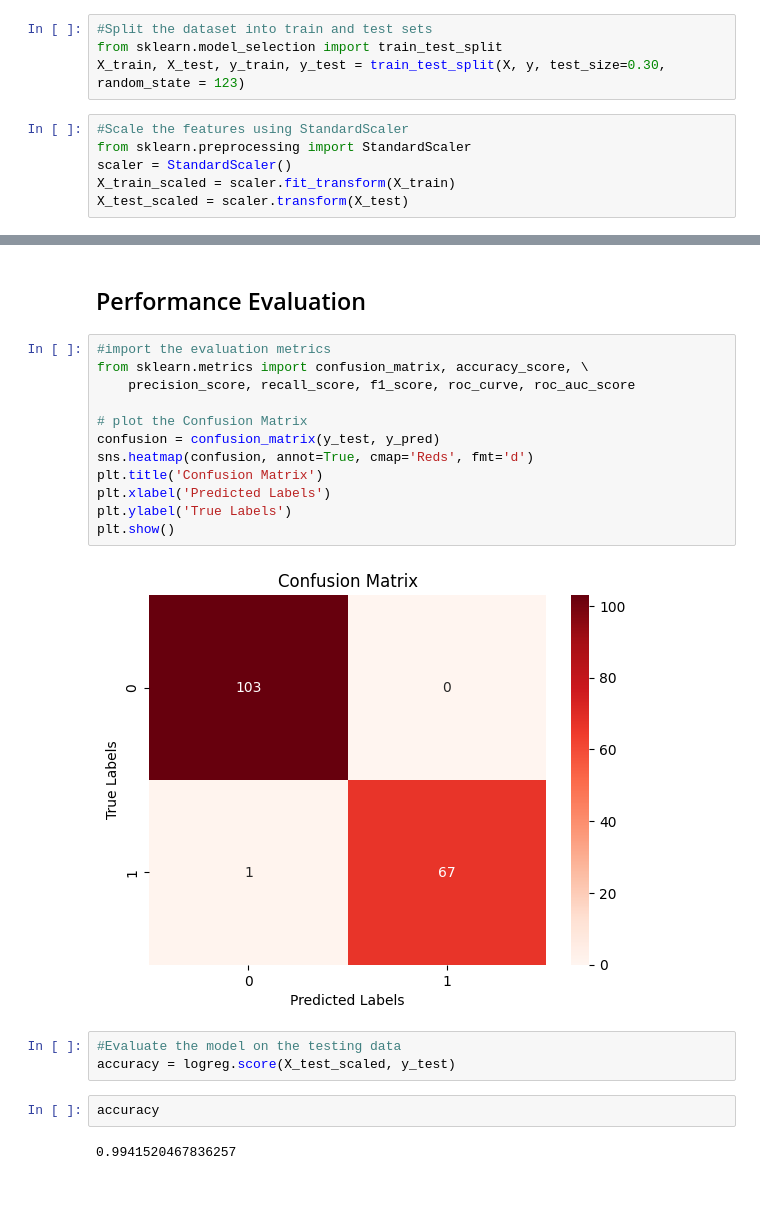
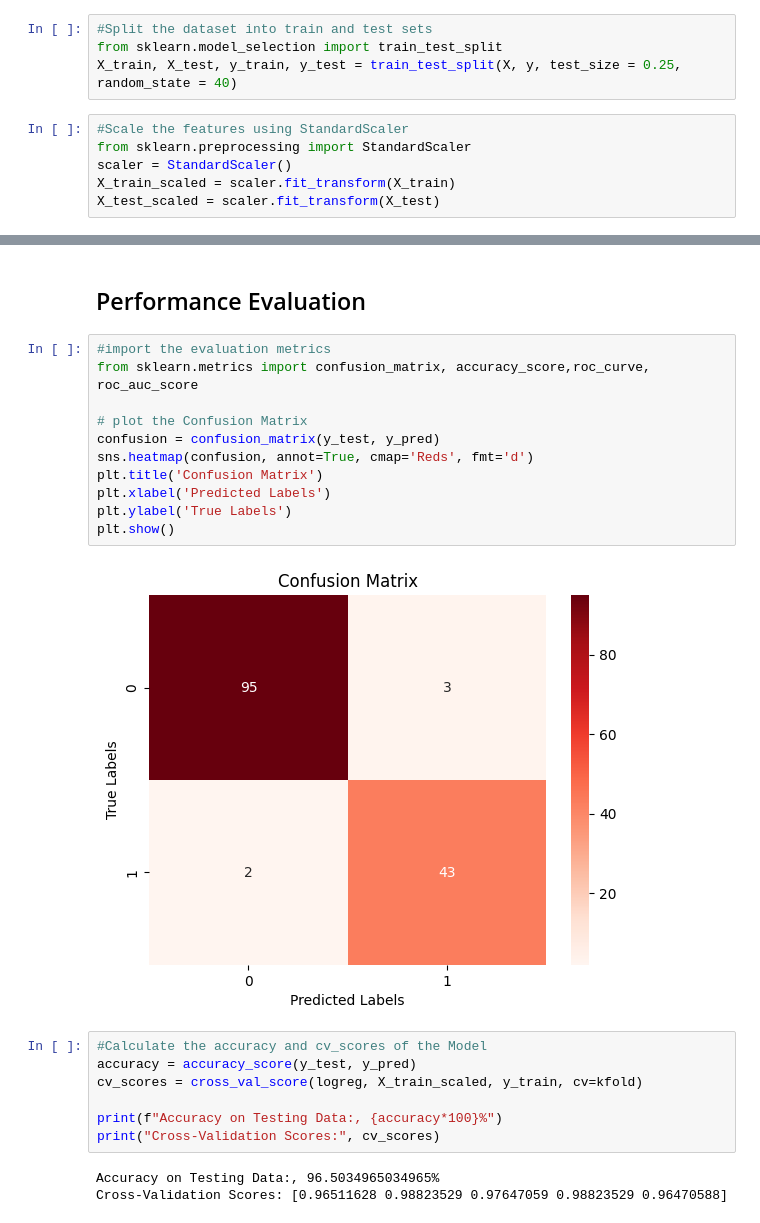
Before and after one commit to mdabushad/Breast-Cancer-Prediction, a Jupyter notebook: Breast_Cancer_Prediction.ipynb, the cells around one changed output, grey strips where cells are left out. Cells and saved outputs as stored; diff of their text form; blank space fills up the shorter version.

```diff
--- a/Breast_Cancer_Prediction.ipynb
+++ b/Breast_Cancer_Prediction.ipynb
@@ -174,13 +167,13 @@ Name: diagnosis, dtype: int64
 # %%
 #Split the dataset into train and test sets
 from sklearn.model_selection import train_test_split
-X_train, X_test, y_train, y_test = train_test_split(X, y, test_size=0.30, random_state = 123)
+X_train, X_test, y_train, y_test = train_test_split(X, y, test_size = 0.25, random_state = 40)
 # %%
 #Scale the features using StandardScaler
 from sklearn.preprocessing import StandardScaler
 scaler = StandardScaler()
 X_train_scaled = scaler.fit_transform(X_train)
-X_test_scaled = scaler.transform(X_test)
+X_test_scaled = scaler.fit_transform(X_test)
 # %% [markdown]
 # K-fold Cross-Validation and Build Logistic Regression Model
 # %%
@@ -213,22 +205,24 @@ Predicted Labels: [0 0 1 0 1 0 0 0 0 0 0 1 1 0 1 0 0 0 0 0 1 1 0 0 0 1 1 0 1 0 1
 ## Performance Evaluation
 # %%
 #import the evaluation metrics
-from sklearn.metrics import confusion_matrix, accuracy_score, \
-    precision_score, recall_score, f1_score, roc_curve, roc_auc_score
+from sklearn.metrics import confusion_matrix, accuracy_score,roc_curve, roc_auc_score
 
 # plot the Confusion Matrix
 confusion = confusion_matrix(y_test, y_pred)
 sns.heatmap(confusion, annot=True, cmap='Reds', fmt='d')
 plt.title('Confusion Matrix')
 plt.xlabel('Predicted Labels')
 plt.ylabel('True Labels')
 plt.show()
 # %% [output]
-[figure, old version]
+[figure, new version]
-# %%
-#Evaluate the model on the testing data
-accuracy = logreg.score(X_test_scaled, y_test)
-# %%
-accuracy
-# %% [output]
-0.9941520467836257
+# %%
+#Calculate the accuracy and cv_scores of the Model
+accuracy = accuracy_score(y_test, y_pred)
+cv_scores = cross_val_score(logreg, X_train_scaled, y_train, cv=kfold)
+
+print(f"Accuracy on Testing Data:, {accuracy*100}%")
+print("Cross-Validation Scores:", cv_scores)
+# %% [output]
+Accuracy on Testing Data:, 96.5034965034965%
+Cross-Validation Scores: [0.96511628 0.98823529 0.97647059 0.98823529 0.96470588]
```
Also changed, not shown: parts of 5 cells of this notebook.
